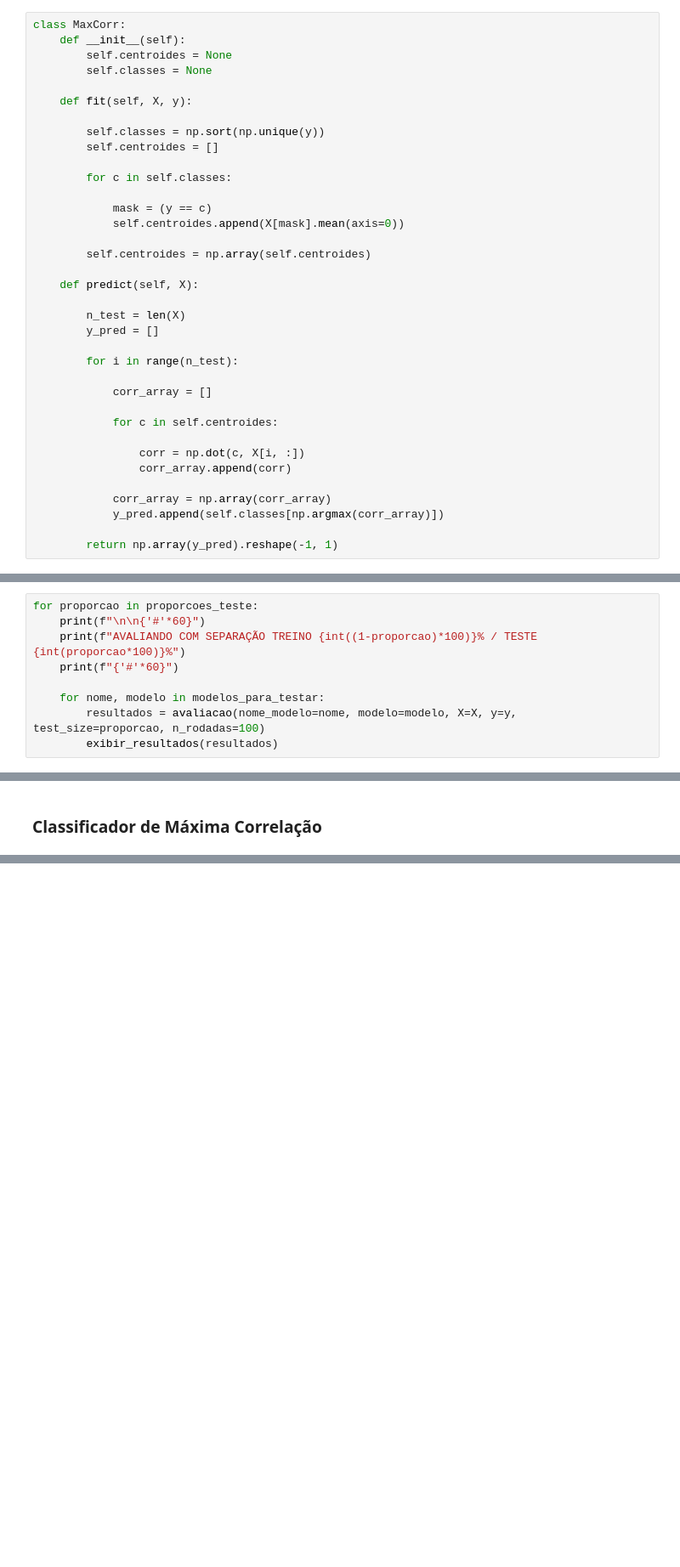
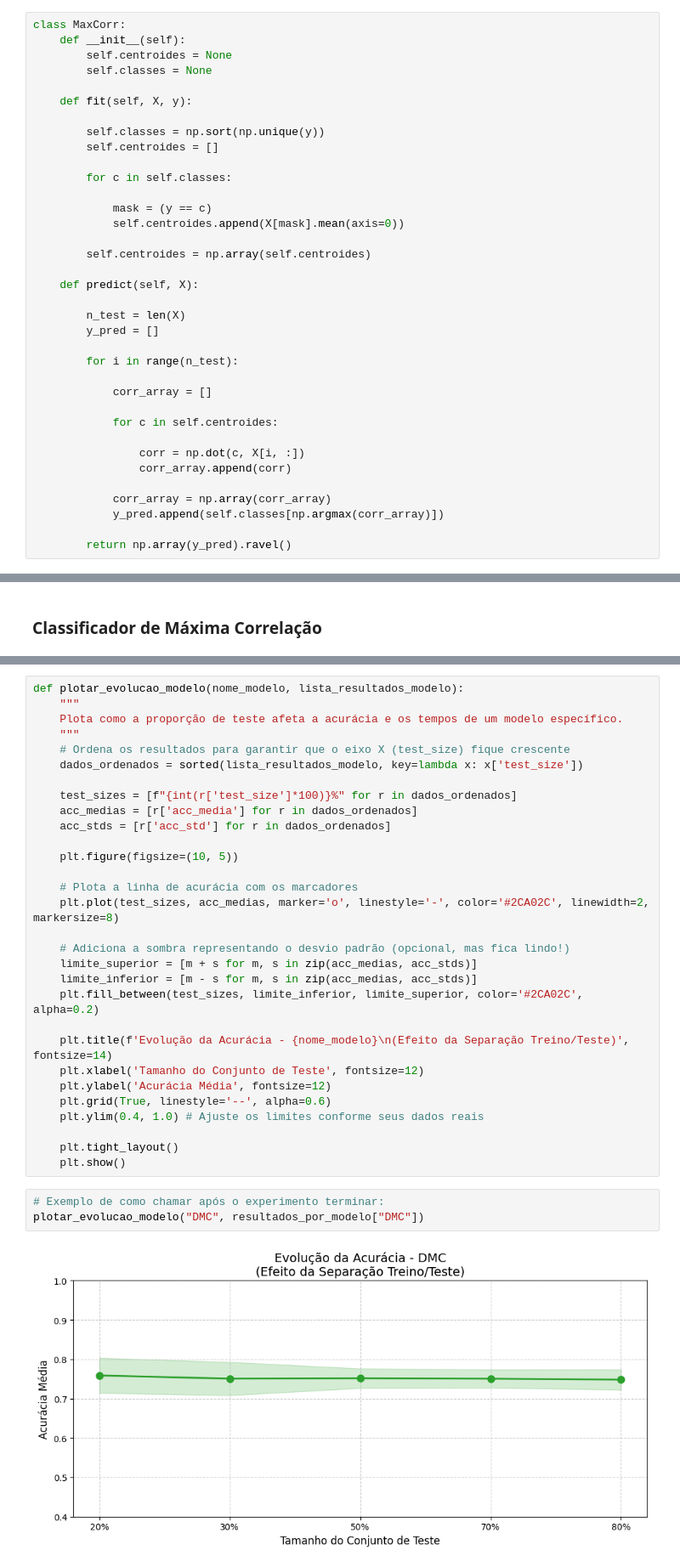
Before and after one commit to LuisFelipeCSouza/reconhecimento-de-padroes, a Jupyter notebook: trabalho-1/main_2.ipynb, the cells around one changed output, grey strips where cells are left out. Shown at 85% size. Drawn from its saved outputs; the diff is of its cells as text; blank space fills up the shorter version.

```diff
--- a/trabalho-1/main_2.ipynb
+++ b/trabalho-1/main_2.ipynb
@@ -161,7 +153,7 @@ class MaxCorr:
             corr_array = np.array(corr_array)
             y_pred.append(self.classes[np.argmax(corr_array)])
 
-        return np.array(y_pred).reshape(-1, 1)
+        return np.array(y_pred).ravel()
 # %%
 class StandardScaler:
     def __init__(self):
@@ -386,9 +490,0 @@ y_pred = model.predict(X)
-# %%
-for proporcao in proporcoes_teste:
-    print(f"\n\n{'#'*60}")
-    print(f"AVALIANDO COM SEPARAÇÃO TREINO {int((1-proporcao)*100)}% / TESTE {int(proporcao*100)}%")
-    print(f"{'#'*60}")
-
-    for nome, modelo in modelos_para_testar:
-        resultados = avaliacao(nome_modelo=nome, modelo=modelo, X=X, y=y, test_size=proporcao, n_rodadas=100)
-        exibir_resultados(resultados)
@@ -478,0 +582,35 @@ for k, v in sep.items():
+# %%
+def plotar_evolucao_modelo(nome_modelo, lista_resultados_modelo):
+    """
+    Plota como a proporção de teste afeta a acurácia e os tempos de um modelo específico.
+    """
+    # Ordena os resultados para garantir que o eixo X (test_size) fique crescente
+    dados_ordenados = sorted(lista_resultados_modelo, key=lambda x: x['test_size'])
+
+    test_sizes = [f"{int(r['test_size']*100)}%" for r in dados_ordenados]
+    acc_medias = [r['acc_media'] for r in dados_ordenados]
+    acc_stds = [r['acc_std'] for r in dados_ordenados]
+
+    plt.figure(figsize=(10, 5))
+
+    # Plota a linha de acurácia com os marcadores
+    plt.plot(test_sizes, acc_medias, marker='o', linestyle='-', color='#2CA02C', linewidth=2, markersize=8)
+
+    # Adiciona a sombra representando o desvio padrão (opcional, mas fica lindo!)
+    limite_superior = [m + s for m, s in zip(acc_medias, acc_stds)]
+    limite_inferior = [m - s for m, s in zip(acc_medias, acc_stds)]
+    plt.fill_between(test_sizes, limite_inferior, limite_superior, color='#2CA02C', alpha=0.2)
+
+    plt.title(f'Evolução da Acurácia - {nome_modelo}\n(Efeito da Separação Treino/Teste)', fontsize=14)
+    plt.xlabel('Tamanho do Conjunto de Teste', fontsize=12)
+    plt.ylabel('Acurácia Média', fontsize=12)
+    plt.grid(True, linestyle='--', alpha=0.6)
+    plt.ylim(0.4, 1.0) # Ajuste os limites conforme seus dados reais
+
+    plt.tight_layout()
+    plt.show()
+# %%
+# Exemplo de como chamar após o experimento terminar:
+plotar_evolucao_modelo("DMC", resultados_por_modelo["DMC"])
+# %% [output]
+[figure, added]
```
Also changed, not shown: parts of 29 cells of this notebook, 16 other files.
